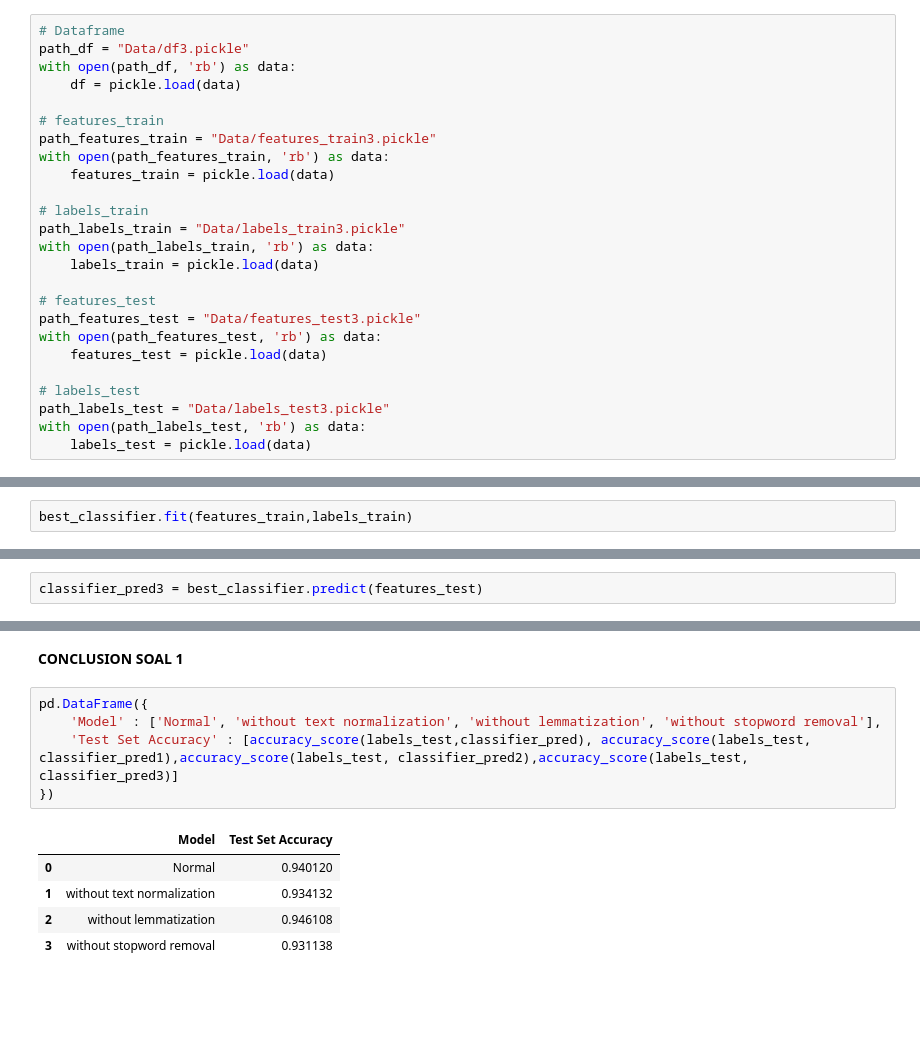
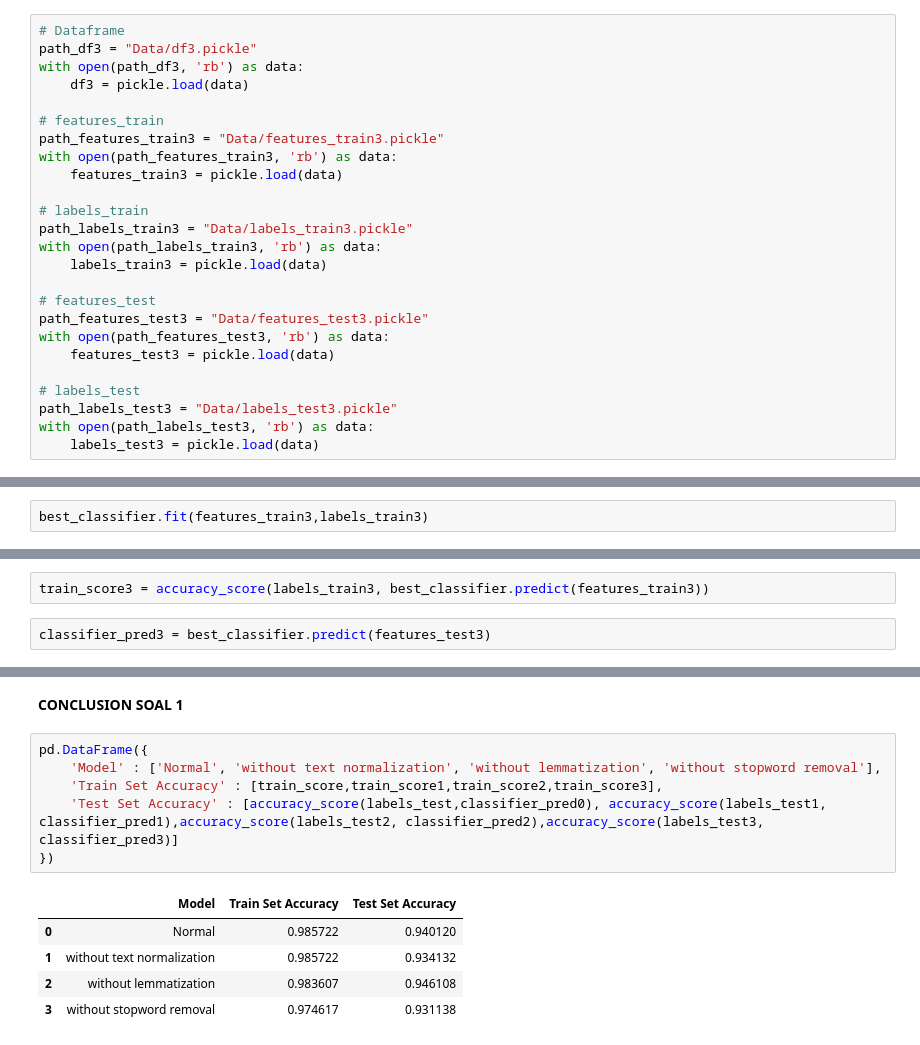
Before and after one commit to rahmatttt/NLP-Course-TelU, a Jupyter notebook: Text Classification/4_Training_Classifier.ipynb, the cells around one changed output, grey strips where cells are left out. Saved outputs shown, nothing was run; the diff lists cells and outputs as text; blank space fills up the shorter version.

```diff
--- a/Text Classification/4_Training_Classifier.ipynb
+++ b/Text Classification/4_Training_Classifier.ipynb
@@ -492,27 +497,27 @@ plt.show()
 **c. Tanpa proses Stopword Removal**
 # %%
 # Dataframe
-path_df = "Data/df3.pickle"
-with open(path_df, 'rb') as data:
-    df = pickle.load(data)
+path_df3 = "Data/df3.pickle"
+with open(path_df3, 'rb') as data:
+    df3 = pickle.load(data)
 
 # features_train
-path_features_train = "Data/features_train3.pickle"
-with open(path_features_train, 'rb') as data:
-    features_train = pickle.load(data)
+path_features_train3 = "Data/features_train3.pickle"
+with open(path_features_train3, 'rb') as data:
+    features_train3 = pickle.load(data)
 
 # labels_train
-path_labels_train = "Data/labels_train3.pickle"
-with open(path_labels_train, 'rb') as data:
-    labels_train = pickle.load(data)
+path_labels_train3 = "Data/labels_train3.pickle"
+with open(path_labels_train3, 'rb') as data:
+    labels_train3 = pickle.load(data)
 
 # features_test
-path_features_test = "Data/features_test3.pickle"
-with open(path_features_test, 'rb') as data:
-    features_test = pickle.load(data)
+path_features_test3 = "Data/features_test3.pickle"
+with open(path_features_test3, 'rb') as data:
+    features_test3 = pickle.load(data)
 
 # labels_test
-path_labels_test = "Data/labels_test3.pickle"
-with open(path_labels_test, 'rb') as data:
-    labels_test = pickle.load(data)
+path_labels_test3 = "Data/labels_test3.pickle"
+with open(path_labels_test3, 'rb') as data:
+    labels_test3 = pickle.load(data)
 # %%
@@ -522,13 +527,15 @@ print(features_test.shape)
 (1891, 300)
 (334, 300)
 # %%
-best_classifier.fit(features_train,labels_train)
+best_classifier.fit(features_train3,labels_train3)
 # %% [output]
 LogisticRegression(C=1.4, class_weight='balanced', dual=False,
                    fit_intercept=True, intercept_scaling=1, l1_ratio=None,
                    max_iter=100, multi_class='multinomial', n_jobs=None,
                    penalty='l2', random_state=8, solver='sag', tol=0.0001,
                    verbose=0, warm_start=False)
+# %%
+train_score3 = accuracy_score(labels_train3, best_classifier.predict(features_train3))
 # %%
-classifier_pred3 = best_classifier.predict(features_test)
+classifier_pred3 = best_classifier.predict(features_test3)
 # %%
@@ -555,11 +562,12 @@ plt.show()
 # %%
 pd.DataFrame({
     'Model' : ['Normal', 'without text normalization', 'without lemmatization', 'without stopword removal'],
-    'Test Set Accuracy' : [accuracy_score(labels_test,classifier_pred), accuracy_score(labels_test, classifier_pred1),accuracy_score(labels_test, classifier_pred2),accuracy_score(labels_test, classifier_pred3)]
+    'Train Set Accuracy' : [train_score,train_score1,train_score2,train_score3],
+    'Test Set Accuracy' : [accuracy_score(labels_test,classifier_pred0), accuracy_score(labels_test1, classifier_pred1),accuracy_score(labels_test2, classifier_pred2),accuracy_score(labels_test3, classifier_pred3)]
 })
 # %% [output]
-|  | Model | Test Set Accuracy |
-| 0 | Normal | 0.940120 |
-| 1 | without text normalization | 0.934132 |
-| 2 | without lemmatization | 0.946108 |
-| 3 | without stopword removal | 0.931138 |
+|  | Model | Train Set Accuracy | Test Set Accuracy |
+| 0 | Normal | 0.985722 | 0.940120 |
+| 1 | without text normalization | 0.985722 | 0.934132 |
+| 2 | without lemmatization | 0.983607 | 0.946108 |
+| 3 | without stopword removal | 0.974617 | 0.931138 |
```
Also changed, not shown: parts of 20 cells of this notebook, 10 other files.
